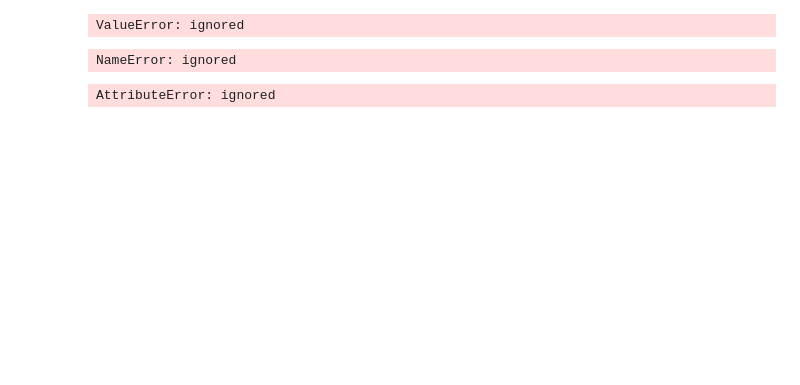
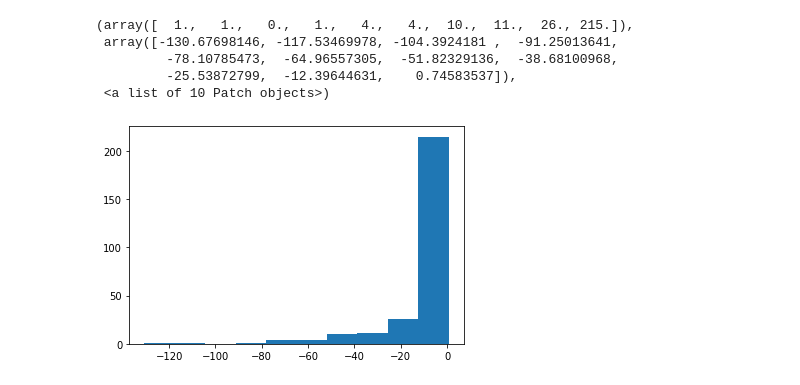
Before and after one commit to pakrentos/eeg_connectivity, a Jupyter notebook: mlp_eeg_nikita.ipynb, the cells around one changed output. Cells and saved outputs as stored; diff of their text form; code cells hidden in the pictures; blank space fills up the shorter version.

```diff
--- a/mlp_eeg_nikita.ipynb
+++ b/mlp_eeg_nikita.ipynb
@@ -274,21 +212,37 @@ Text(0.5, 0.98, 'ya ne ibu che ya delay')
-# %%
-### Added
-coefs = {}
-histories = []
-for i in range(14):
-    model = baseline_model()
-    temp = []
-    src = cz_filtered[0:2, int(sfq*2+sfq*i*0.75):2+int(sfq*(i+1)*0.75)].T
-    trgt = tp7_filtered[0:2, int(2+sfq*i*0.75):int(sfq*(i+1)*0.75)].T
-    src_next = cz_filtered[0:2, int(sfq*(i+1)):int(sfq*(i+2))].T
-    trgt_next = tp7_filtered[0:2, int(sfq*(i+1)):int(sfq*(i+2))].T
-    histories = model.fit(src, trgt, epochs=100, batch_size=32, verbose=False)
-    res = model.predict(src_next, verbose=False)
-    c = coeff_determination_simp(trgt_next.T, res.T)
-    temp.append(c)
-    print(f'Current trial: {0} ### Second: {i}-{i+1} ### Fit: {c}')
-# %% [output]
-ValueError: ignored
+# %%
+def rossler(t, vec: np.array):
+    res = np.zeros(6)
+    x = vec[0:4:3]
+    y = vec[1:5:3]
+    z = vec[2:6:3]
+    res[0:4:3] = -omega*y - z + epsylon*(x[::-1] - x)
+    res[1:5:3] = omega*x + a*y
+    res[2:6:3] = p + z*(x-c)
+    return res
+a = 0.15
+p = 0.2
+c = 10
+omega = np.array([0.99, 0.95])
+eps = 0
+X1 = 0
+Y1 = 1
+Z1 = 2
+X2 = 3
+Y2 = 4
+Z2 = 5
+
+epsylon = np.array([0.15, 0.15])
+fps = 250
+start_time = 0
+end_time = 375
+t=np.linspace(start_time, end_time, num=int(fps*end_time))
+z0 = np.zeros(6)
+res1 = ivp(rossler, (start_time,end_time), z0, t_eval=t)
+y = res1['y'] # тут данные с шейпом (6, <fps*(end_time - start_time)>). Эти шесть временных рядов -- значения x1, y1, z1, x2, y2, z2 соответственно
+t_span = res1['t'] # тут время (можно использовать то, что выше)
+norm_osc_data = normalize(y)[::, fps*100:]
+osc1 = norm_osc_data[0:3].T # матрица вида [[X1_1, Y1_1, Z1_1], [X1_2, Y1_2, Z1_2], [X1_3, Y1_3, Z1_3], ...]
+osc2 = norm_osc_data[3:6].T # то же самое, что сверху, но только для X2, Y2, Z2
 # %%
 ###ADDED
 ### Рисует график обучения (loss function) и график метрики (coeff_determination). Своровано и адаптировано отсюда: https://www.tensorflow.org/tutorials/keras/regression?hl=ru
@@ -306,12 +260,3 @@ def plot_history(history):
     plt.ylim([0,5])
     plt.legend()
     plt.show()
-
-
-plot_history(history)
-# %% [output]
-NameError: ignored
-# %%
-coefs = list(coefs.values())
-# %% [output]
-AttributeError: ignored
@@ -319,0 +263,16 @@ coefs = np.array(coefs)
+# %%
+cw = CrossWindow(norm_osc_data[0], norm_osc_data[3], twin=10, vwin=10, step=10)
+cw.test_train()
+coefs2 = np.array(cw.coefs)
+# %%
+coefs2_vs = coefs2[::, ::, 0]
+coefs2_v = coefs2[::, ::, 1]
+# %%
+plt.hist(np.mean(coefs2_v, axis=-1))
+# %% [output]
+(array([  1.,   1.,   0.,   1.,   4.,   4.,  10.,  11.,  26., 215.]),
+ array([-130.67698146, -117.53469978, -104.3924181 ,  -91.25013641,
+         -78.10785473,  -64.96557305,  -51.82329136,  -38.68100968,
+         -25.53872799,  -12.39644631,    0.74583537]),
+ <a list of 10 Patch objects>)
+[figure, added]
```
Also changed, not shown: parts of 27 cells of this notebook.
